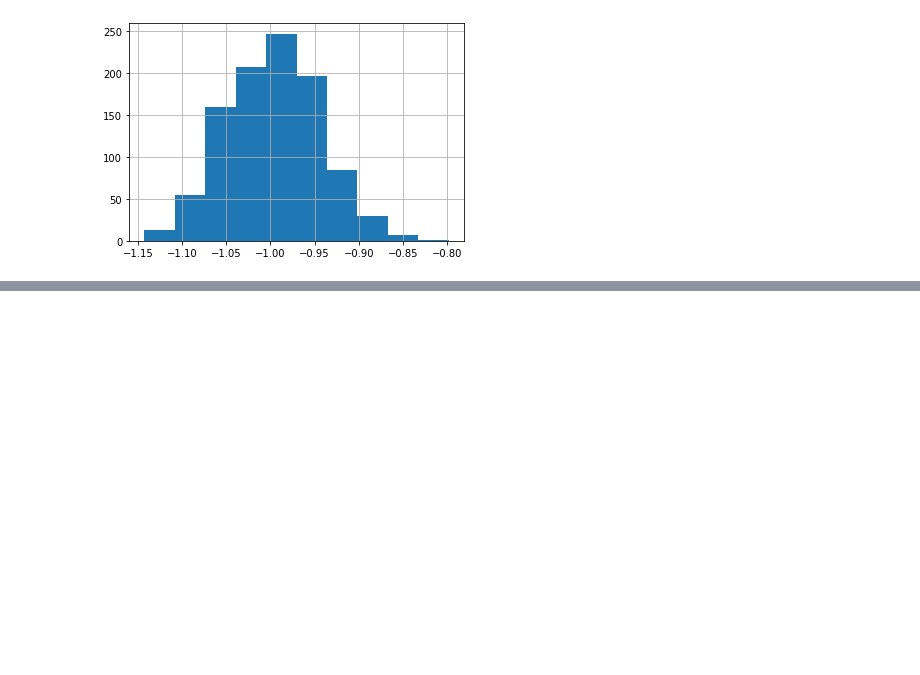
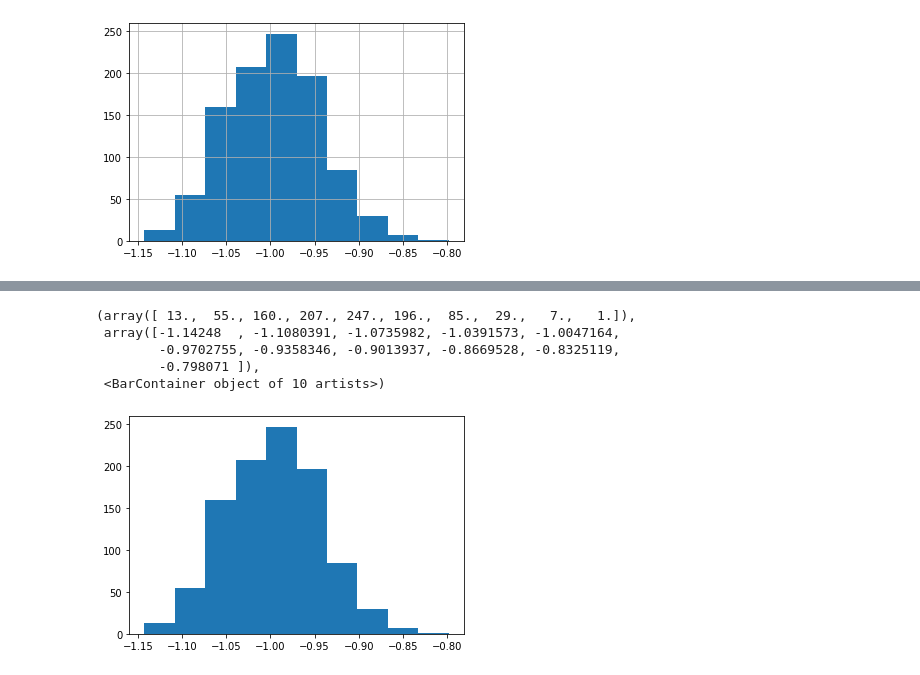
Before and after one commit to clintko/Test_on_HARDAC, a Jupyter notebook: learn_stan/11_toy01.ipynb, the cells around one changed output, grey strips where cells are left out. Drawn from its saved outputs; the diff is of its cells as text; code cells hidden in the pictures; blank space fills up the shorter version.

```diff
--- a/learn_stan/11_toy01.ipynb
+++ b/learn_stan/11_toy01.ipynb
@@ -160,0 +243,3 @@ dat.mu.hist()
+# %%
+x = idata.posterior.data_vars.get("mu")
+type(x)
@@ -160,0 +248,3 @@ dat.mu.hist()
+# %%
+x = x.to_series()
+type(x)
@@ -160,0 +271,9 @@ dat.mu.hist()
+# %%
+plt.hist(x)
+# %% [output]
+(array([ 13.,  55., 160., 207., 247., 196.,  85.,  29.,   7.,   1.]),
+ array([-1.14248  , -1.1080391, -1.0735982, -1.0391573, -1.0047164,
+        -0.9702755, -0.9358346, -0.9013937, -0.8669528, -0.8325119,
+        -0.798071 ]),
+ <BarContainer object of 10 artists>)
+[figure, added]
```
Also changed, not shown: parts of 12 cells of this notebook, 28 other files.
